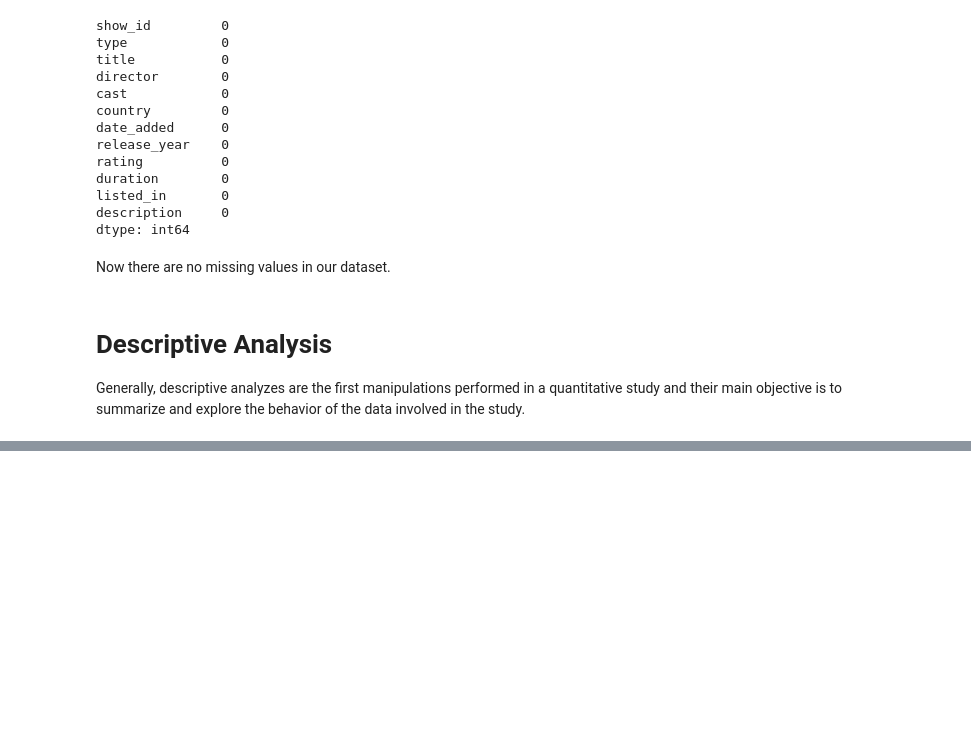
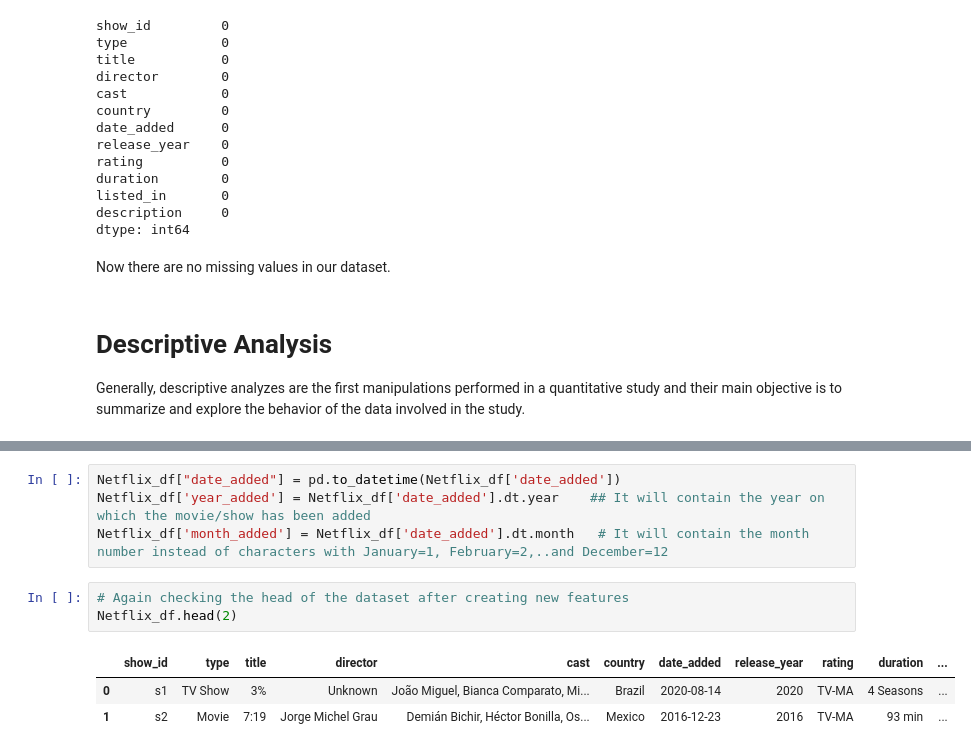
Before and after one commit to shubham-bhadouria/Netflix-Movies-and-TV-shows-clustering, a Jupyter notebook: Netflix_movies_and_TV_show_clustering.ipynb, the cells around one changed output, grey strips where cells are left out. Drawn from its saved outputs; the diff is of its cells as text; blank space fills up the shorter version.

```diff
--- a/Netflix_movies_and_TV_show_clustering.ipynb
+++ b/Netflix_movies_and_TV_show_clustering.ipynb
@@ -194,0 +240,11 @@ Generally, descriptive analyzes are the first manipulations performed in a quant
+# %%
+Netflix_df["date_added"] = pd.to_datetime(Netflix_df['date_added'])
+Netflix_df['year_added'] = Netflix_df['date_added'].dt.year    ## It will contain the year on which the movie/show has been added
+Netflix_df['month_added'] = Netflix_df['date_added'].dt.month   # It will contain the month number instead of characters with January=1, February=2,..and December=12
+# %%
+# Again checking the head of the dataset after creating new features
+Netflix_df.head(2)
+# %% [output]
+|  | show_id | type | title | director | cast | country | date_added | release_year | rating | duration | ... |
+| 0 | s1 | TV Show | 3% | Unknown | João Miguel, Bianca Comparato, Mi... | Brazil | 2020-08-14 | 2020 | TV-MA | 4 Seasons | ... |
+| 1 | s2 | Movie | 7:19 | Jorge Michel Grau | Demián Bichir, Héctor Bonilla, Os... | Mexico | 2016-12-23 | 2016 | TV-MA | 93 min | ... |
```
Also changed, not shown: parts of 4 cells of this notebook.
